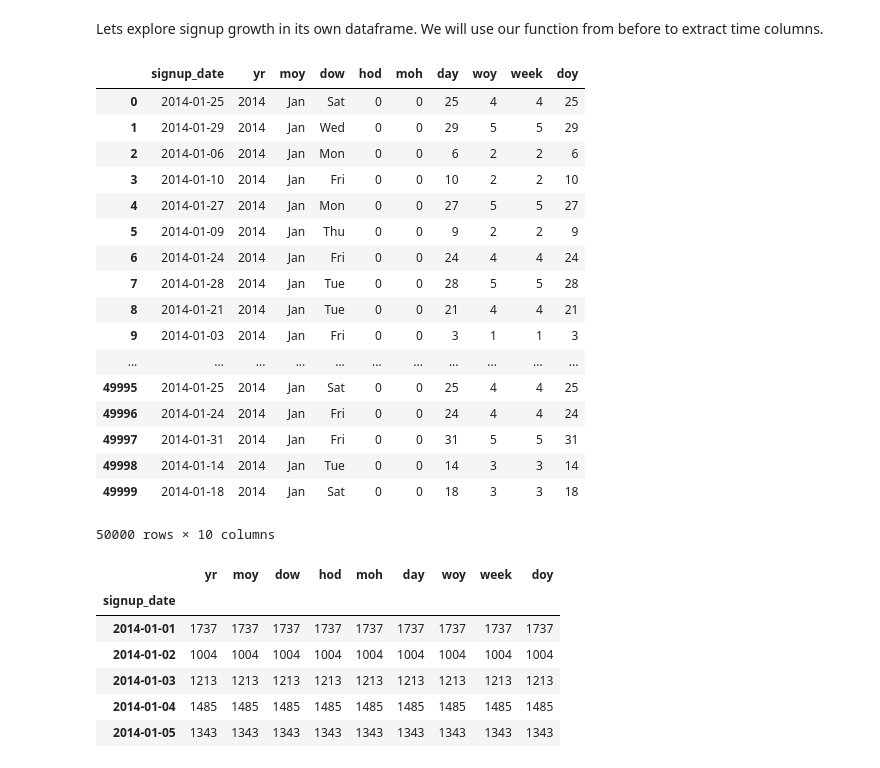
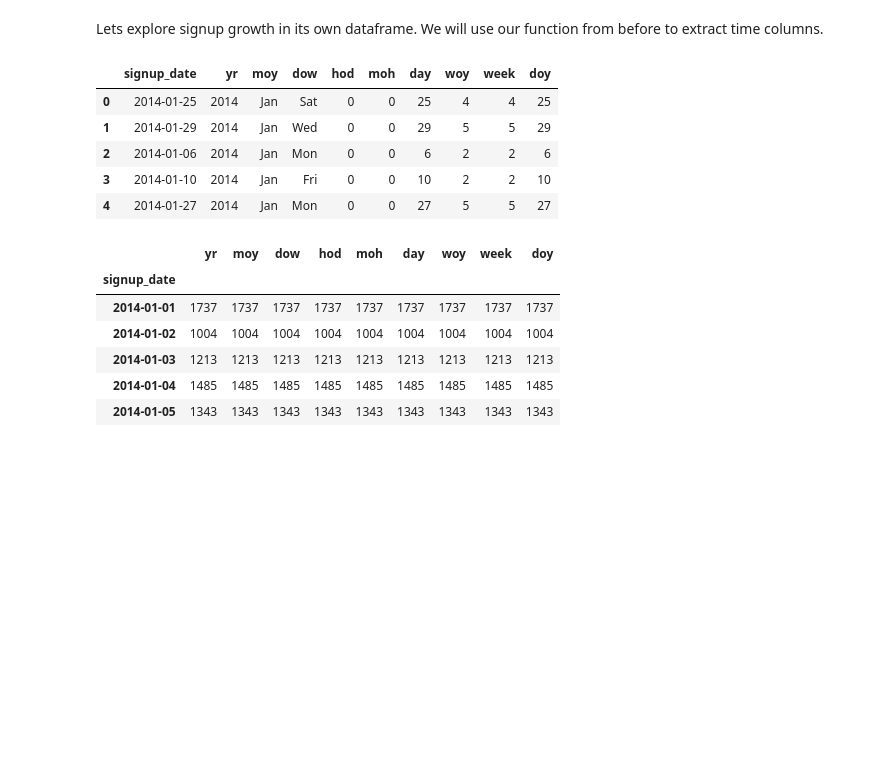
Before and after one commit to lbjennings/Springboard, a Jupyter notebook: Springboard/take_home_exercises/ultimate_challenge/Ultimate_Rider_Challenge.ipynb, the cells around one changed output. Drawn from its saved outputs; the diff is of its cells as text; code cells hidden in the pictures; blank space fills up the shorter version.

```diff
--- a/Springboard/take_home_exercises/ultimate_challenge/Ultimate_Rider_Challenge.ipynb
+++ b/Springboard/take_home_exercises/ultimate_challenge/Ultimate_Rider_Challenge.ipynb
@@ -881,26 +835,14 @@ Lets explore signup growth in its own dataframe. We will use our function from b
 df_rider_signup= pd.DataFrame(df_riders.signup_date)
 # %%
 make_columns(df_rider_signup,'signup_date' )
-df_rider_signup
+df_rider_signup.head()
 # %% [output]
 |  | signup_date | yr | moy | dow | hod | moh | day | woy | week | doy |
 | 0 | 2014-01-25 | 2014 | Jan | Sat | 0 | 0 | 25 | 4 | 4 | 25 |
 | 1 | 2014-01-29 | 2014 | Jan | Wed | 0 | 0 | 29 | 5 | 5 | 29 |
 | 2 | 2014-01-06 | 2014 | Jan | Mon | 0 | 0 | 6 | 2 | 2 | 6 |
 | 3 | 2014-01-10 | 2014 | Jan | Fri | 0 | 0 | 10 | 2 | 2 | 10 |
 | 4 | 2014-01-27 | 2014 | Jan | Mon | 0 | 0 | 27 | 5 | 5 | 27 |
-| 5 | 2014-01-09 | 2014 | Jan | Thu | 0 | 0 | 9 | 2 | 2 | 9 |
-| 6 | 2014-01-24 | 2014 | Jan | Fri | 0 | 0 | 24 | 4 | 4 | 24 |
-| 7 | 2014-01-28 | 2014 | Jan | Tue | 0 | 0 | 28 | 5 | 5 | 28 |
-| 8 | 2014-01-21 | 2014 | Jan | Tue | 0 | 0 | 21 | 4 | 4 | 21 |
-| 9 | 2014-01-03 | 2014 | Jan | Fri | 0 | 0 | 3 | 1 | 1 | 3 |
-| ... | ... | ... | ... | ... | ... | ... | ... | ... | ... | ... |
-| 49995 | 2014-01-25 | 2014 | Jan | Sat | 0 | 0 | 25 | 4 | 4 | 25 |
-| 49996 | 2014-01-24 | 2014 | Jan | Fri | 0 | 0 | 24 | 4 | 4 | 24 |
-| 49997 | 2014-01-31 | 2014 | Jan | Fri | 0 | 0 | 31 | 5 | 5 | 31 |
-| 49998 | 2014-01-14 | 2014 | Jan | Tue | 0 | 0 | 14 | 3 | 3 | 14 |
-| 49999 | 2014-01-18 | 2014 | Jan | Sat | 0 | 0 | 18 | 3 | 3 | 18 |
-50000 rows × 10 columns
 # %%
 gp_signup = df_rider_signup.groupby('signup_date').count()
 gp_signup.head()
```
Also changed, not shown: parts of 14 cells of this notebook.
